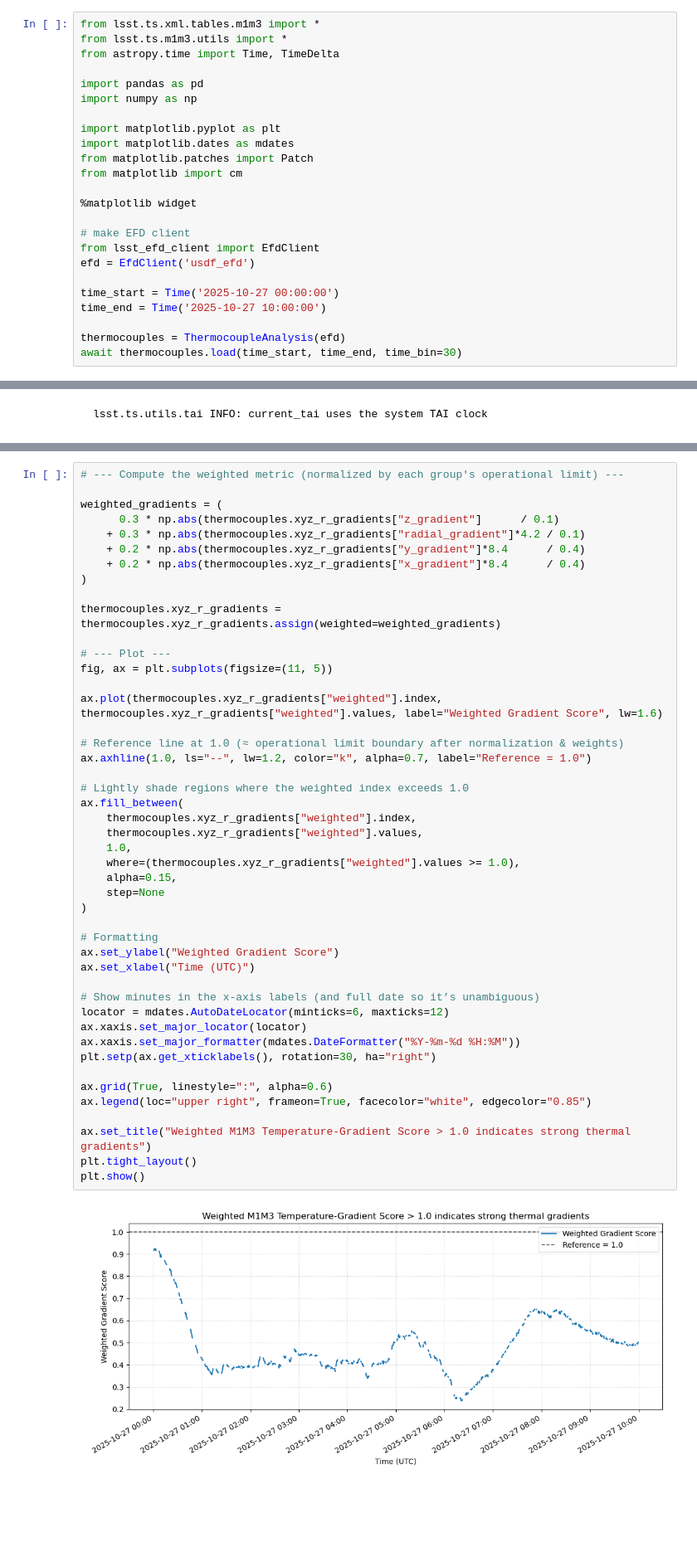
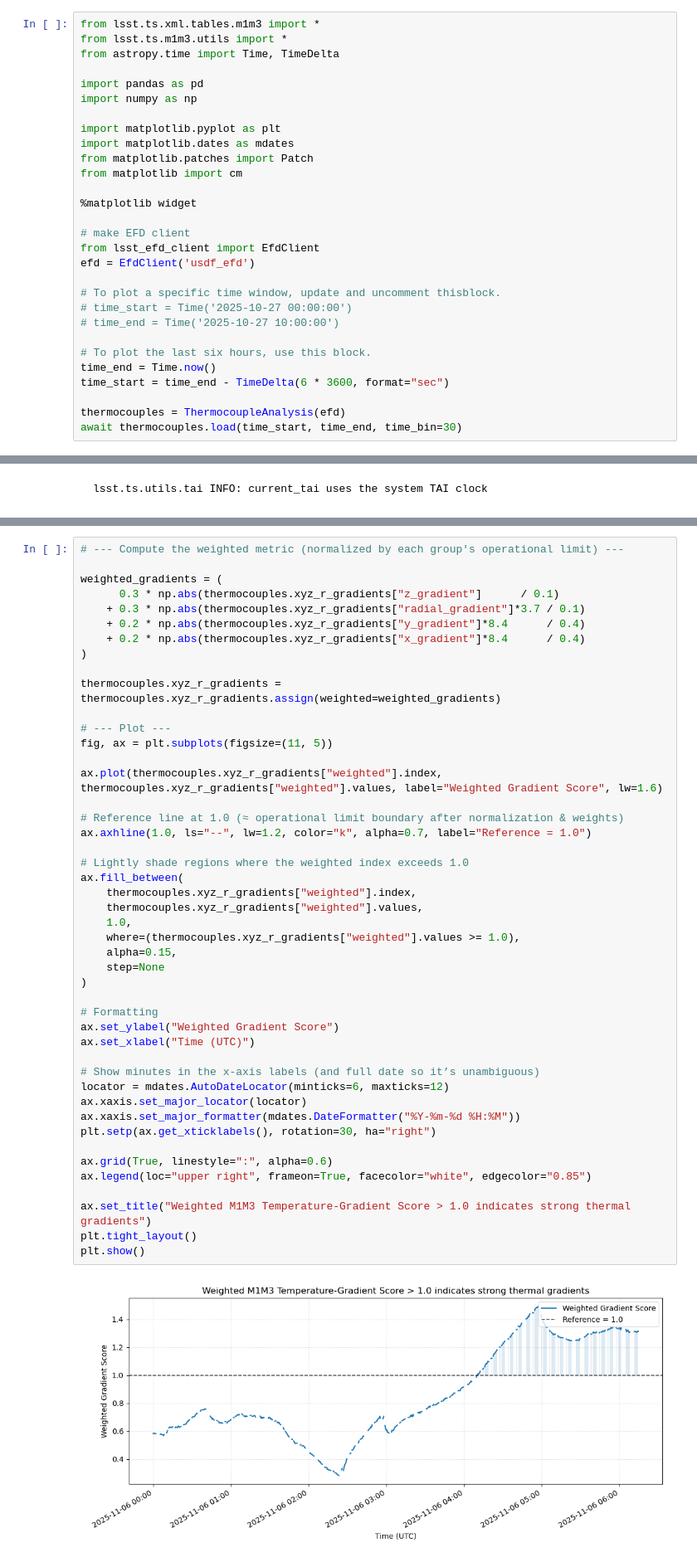
Before and after one commit to edennihy/rubin_notebooks, a Jupyter notebook: M1M3_Thermocouples_analysis/M1M3_Thermocouple_Gradients_Demo.ipynb, the cells around one changed output, grey strips where cells are left out. Shown at 83% size. Saved outputs shown, nothing was run; the diff lists cells and outputs as text; blank space fills up the shorter version.

Commit message:
In M1M3_Thermocouple_Gradients_Demo.py, update radial gradient scale factor to 3.7 from 4.2 and add default 6hr time window.

```diff
--- a/M1M3_Thermocouples_analysis/M1M3_Thermocouple_Gradients_Demo.ipynb
+++ b/M1M3_Thermocouples_analysis/M1M3_Thermocouple_Gradients_Demo.ipynb
@@ -32,8 +32,13 @@ from matplotlib import cm
 from lsst_efd_client import EfdClient
 efd = EfdClient('usdf_efd')
 
-time_start = Time('2025-10-27 00:00:00')
-time_end = Time('2025-10-27 10:00:00')
+# To plot a specific time window, update and uncomment thisblock.
+# time_start = Time('2025-10-27 00:00:00')
+# time_end = Time('2025-10-27 10:00:00')
+
+# To plot the last six hours, use this block.
+time_end = Time.now()
+time_start = time_end - TimeDelta(6 * 3600, format="sec")
 
 thermocouples = ThermocoupleAnalysis(efd)
 await thermocouples.load(time_start, time_end, time_bin=30)
@@ -165,7 +170,7 @@ plt.show()
 
 weighted_gradients = (
       0.3 * np.abs(thermocouples.xyz_r_gradients["z_gradient"]      / 0.1)
-    + 0.3 * np.abs(thermocouples.xyz_r_gradients["radial_gradient"]*4.2 / 0.1)
+    + 0.3 * np.abs(thermocouples.xyz_r_gradients["radial_gradient"]*3.7 / 0.1)
     + 0.2 * np.abs(thermocouples.xyz_r_gradients["y_gradient"]*8.4      / 0.4)
     + 0.2 * np.abs(thermocouples.xyz_r_gradients["x_gradient"]*8.4      / 0.4)
 )
@@ -180,31 +185,31 @@ ax.plot(thermocouples.xyz_r_gradients["weighted"].index, thermocouples.xyz_r_gra
 # Reference line at 1.0 (≈ operational limit boundary after normalization & weights)
 ax.axhline(1.0, ls="--", lw=1.2, color="k", alpha=0.7, label="Reference = 1.0")
 
 # Lightly shade regions where the weighted index exceeds 1.0
 ax.fill_between(
     thermocouples.xyz_r_gradients["weighted"].index,
     thermocouples.xyz_r_gradients["weighted"].values,
     1.0,
     where=(thermocouples.xyz_r_gradients["weighted"].values >= 1.0),
     alpha=0.15,
     step=None
 )
 
 # Formatting
 ax.set_ylabel("Weighted Gradient Score")
 ax.set_xlabel("Time (UTC)")
 
 # Show minutes in the x-axis labels (and full date so it’s unambiguous)
 locator = mdates.AutoDateLocator(minticks=6, maxticks=12)
 ax.xaxis.set_major_locator(locator)
 ax.xaxis.set_major_formatter(mdates.DateFormatter("%Y-%m-%d %H:%M"))
 plt.setp(ax.get_xticklabels(), rotation=30, ha="right")
 
 ax.grid(True, linestyle=":", alpha=0.6)
 ax.legend(loc="upper right", frameon=True, facecolor="white", edgecolor="0.85")
 
 ax.set_title("Weighted M1M3 Temperature-Gradient Score > 1.0 indicates strong thermal gradients")
 plt.tight_layout()
 plt.show()
 # %% [output]
-[figure, old version]
+[figure, new version]
```
Also changed, not shown: parts of 2 cells of this notebook.
